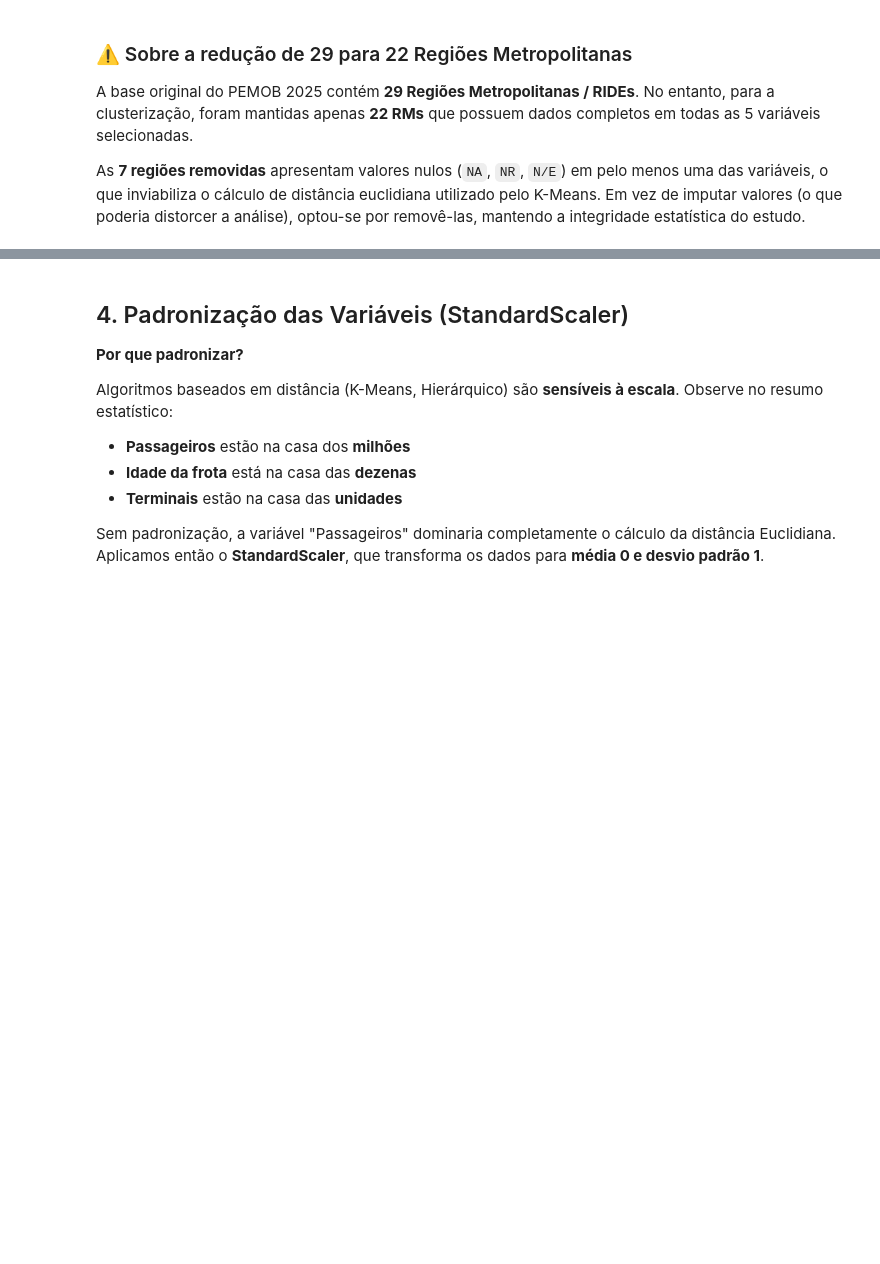
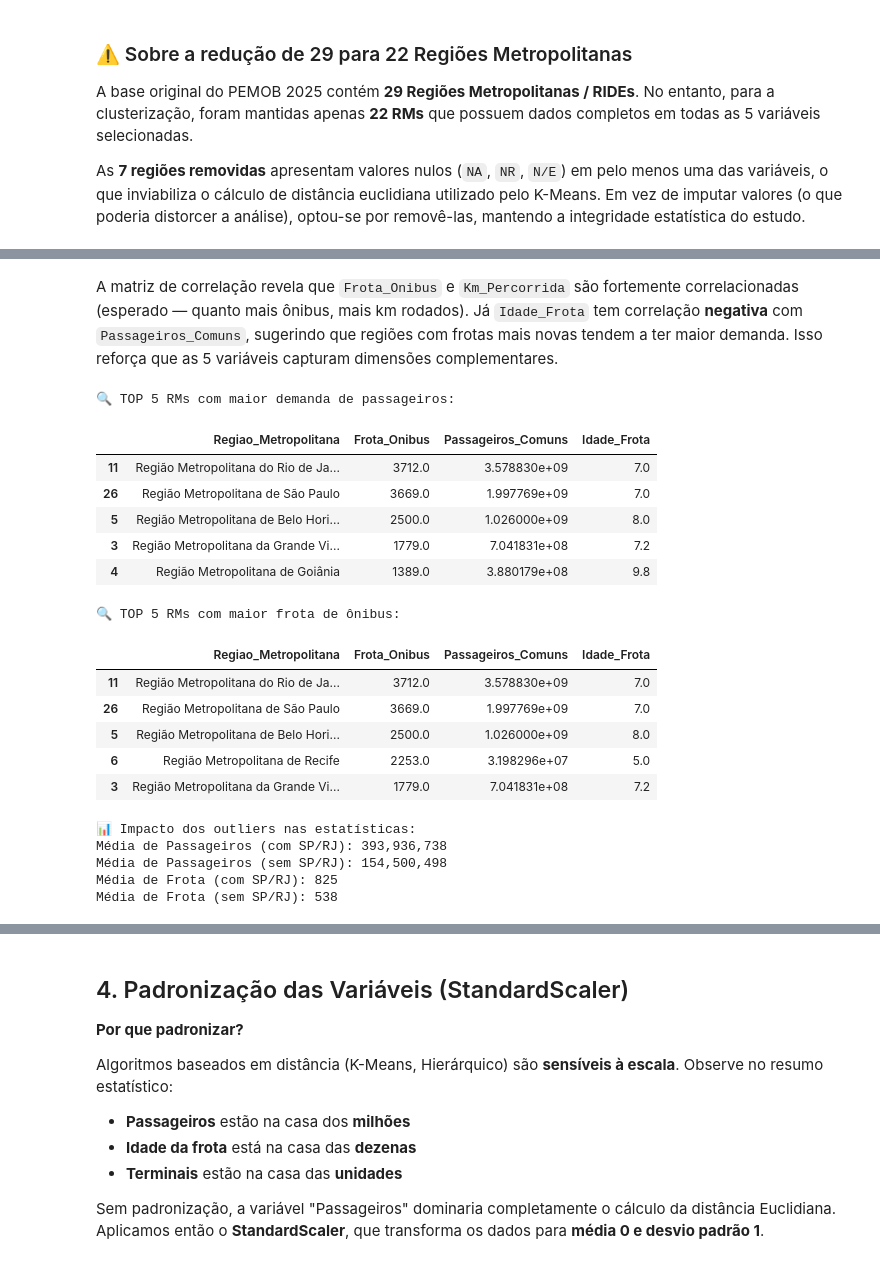
Before and after one commit to felipealvesdev/modelos_descritivos_projeto_final, a Jupyter notebook: notebooks/01_analise_mobilidade.ipynb, the cells around one changed output, grey strips where cells are left out. Drawn from its saved outputs; the diff is of its cells as text; code cells hidden in the pictures; blank space fills up the shorter version.

```diff
--- a/notebooks/01_analise_mobilidade.ipynb
+++ b/notebooks/01_analise_mobilidade.ipynb
@@ -182,0 +196,46 @@ plt.show()
+# %% [markdown]
+A matriz de correlação revela que `Frota_Onibus` e `Km_Percorrida` são fortemente correlacionadas (esperado — quanto mais ônibus, mais km rodados). Já `Idade_Frota` tem correlação **negativa** com `Passageiros_Comuns`, sugerindo que regiões com frotas mais novas tendem a ter maior demanda. Isso reforça que as 5 variáveis capturam dimensões complementares.
+# %%
+# 3.6.3 - Investigando a natureza e o impacto dos outliers
+
+# Identificando os outliers extremos (São Paulo e Rio de Janeiro)
+print("🔍 TOP 5 RMs com maior demanda de passageiros:")
+display(
+    df_cluster.nlargest(5, 'Passageiros_Comuns')[
+        ['Regiao_Metropolitana', 'Frota_Onibus', 'Passageiros_Comuns', 'Idade_Frota']
+    ]
+)
+
+print("\n🔍 TOP 5 RMs com maior frota de ônibus:")
+display(
+    df_cluster.nlargest(5, 'Frota_Onibus')[
+        ['Regiao_Metropolitana', 'Frota_Onibus', 'Passageiros_Comuns', 'Idade_Frota']
+    ]
+)
+
+# Calculando o impacto dos outliers nas médias gerais
+print("\n📊 Impacto dos outliers nas estatísticas:")
+print(f"Média de Passageiros (com SP/RJ): {df_cluster['Passageiros_Comuns'].mean():,.0f}")
+print(f"Média de Passageiros (sem SP/RJ): {df_cluster[~df_cluster['Regiao_Metropolitana'].str.contains('São Paulo|Rio de Janeiro')]['Passageiros_Comuns'].mean():,.0f}")
+print(f"Média de Frota (com SP/RJ): {df_cluster['Frota_Onibus'].mean():,.0f}")
+print(f"Média de Frota (sem SP/RJ): {df_cluster[~df_cluster['Regiao_Metropolitana'].str.contains('São Paulo|Rio de Janeiro')]['Frota_Onibus'].mean():,.0f}")
+# %% [output]
+🔍 TOP 5 RMs com maior demanda de passageiros:
+|  | Regiao_Metropolitana | Frota_Onibus | Passageiros_Comuns | Idade_Frota |
+| 11 | Região Metropolitana do Rio de Ja... | 3712.0 | 3.578830e+09 | 7.0 |
+| 26 | Região Metropolitana de São Paulo | 3669.0 | 1.997769e+09 | 7.0 |
+| 5 | Região Metropolitana de Belo Hori... | 2500.0 | 1.026000e+09 | 8.0 |
+| 3 | Região Metropolitana da Grande Vi... | 1779.0 | 7.041831e+08 | 7.2 |
+| 4 | Região Metropolitana de Goiânia | 1389.0 | 3.880179e+08 | 9.8 |
+🔍 TOP 5 RMs com maior frota de ônibus:
+|  | Regiao_Metropolitana | Frota_Onibus | Passageiros_Comuns | Idade_Frota |
+| 11 | Região Metropolitana do Rio de Ja... | 3712.0 | 3.578830e+09 | 7.0 |
+| 26 | Região Metropolitana de São Paulo | 3669.0 | 1.997769e+09 | 7.0 |
+| 5 | Região Metropolitana de Belo Hori... | 2500.0 | 1.026000e+09 | 8.0 |
+| 6 | Região Metropolitana de Recife | 2253.0 | 3.198296e+07 | 5.0 |
+| 3 | Região Metropolitana da Grande Vi... | 1779.0 | 7.041831e+08 | 7.2 |
+📊 Impacto dos outliers nas estatísticas:
+Média de Passageiros (com SP/RJ): 393,936,738
+Média de Passageiros (sem SP/RJ): 154,500,498
+Média de Frota (com SP/RJ): 825
+Média de Frota (sem SP/RJ): 538
```
Also changed, not shown: parts of 8 cells of this notebook.
